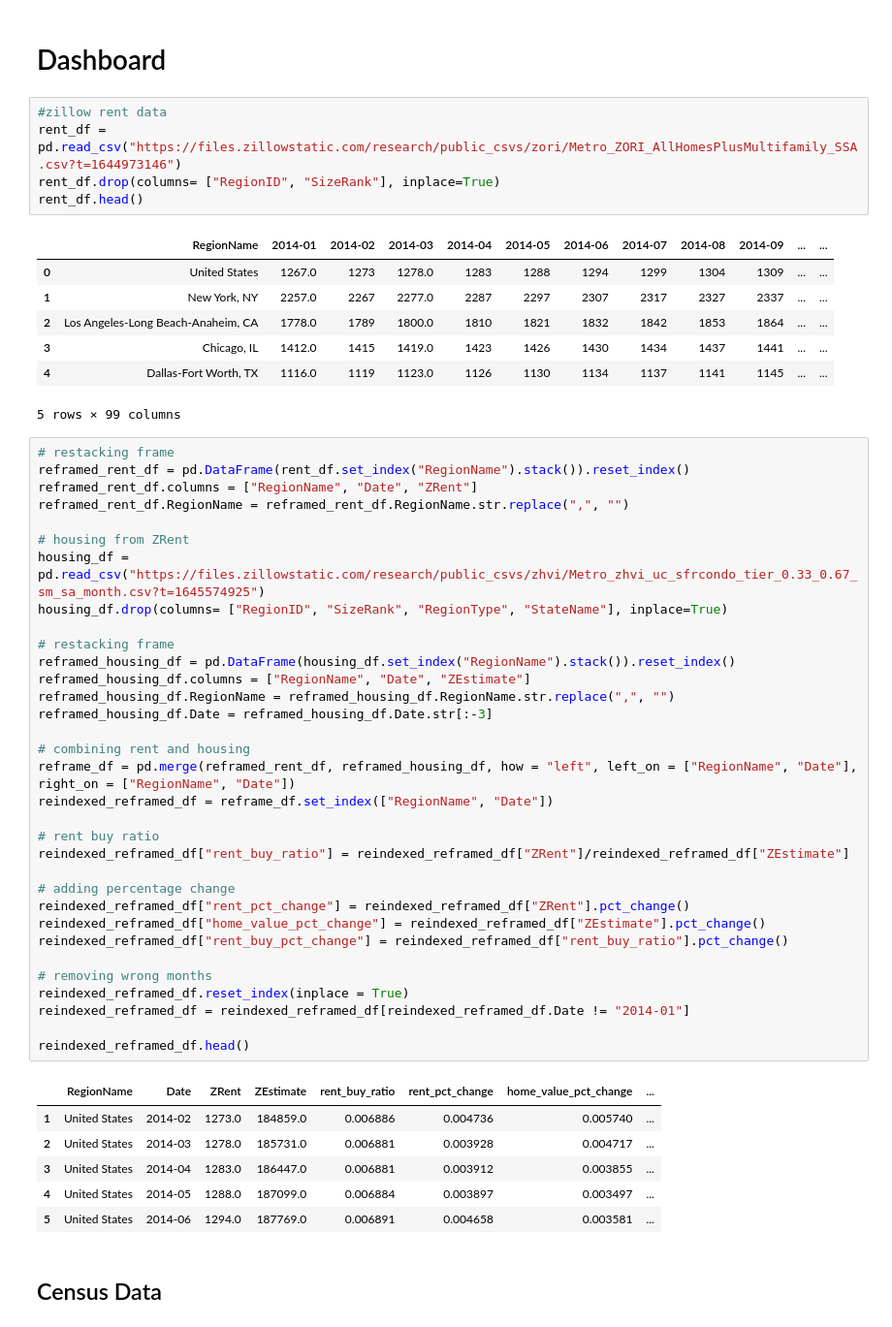
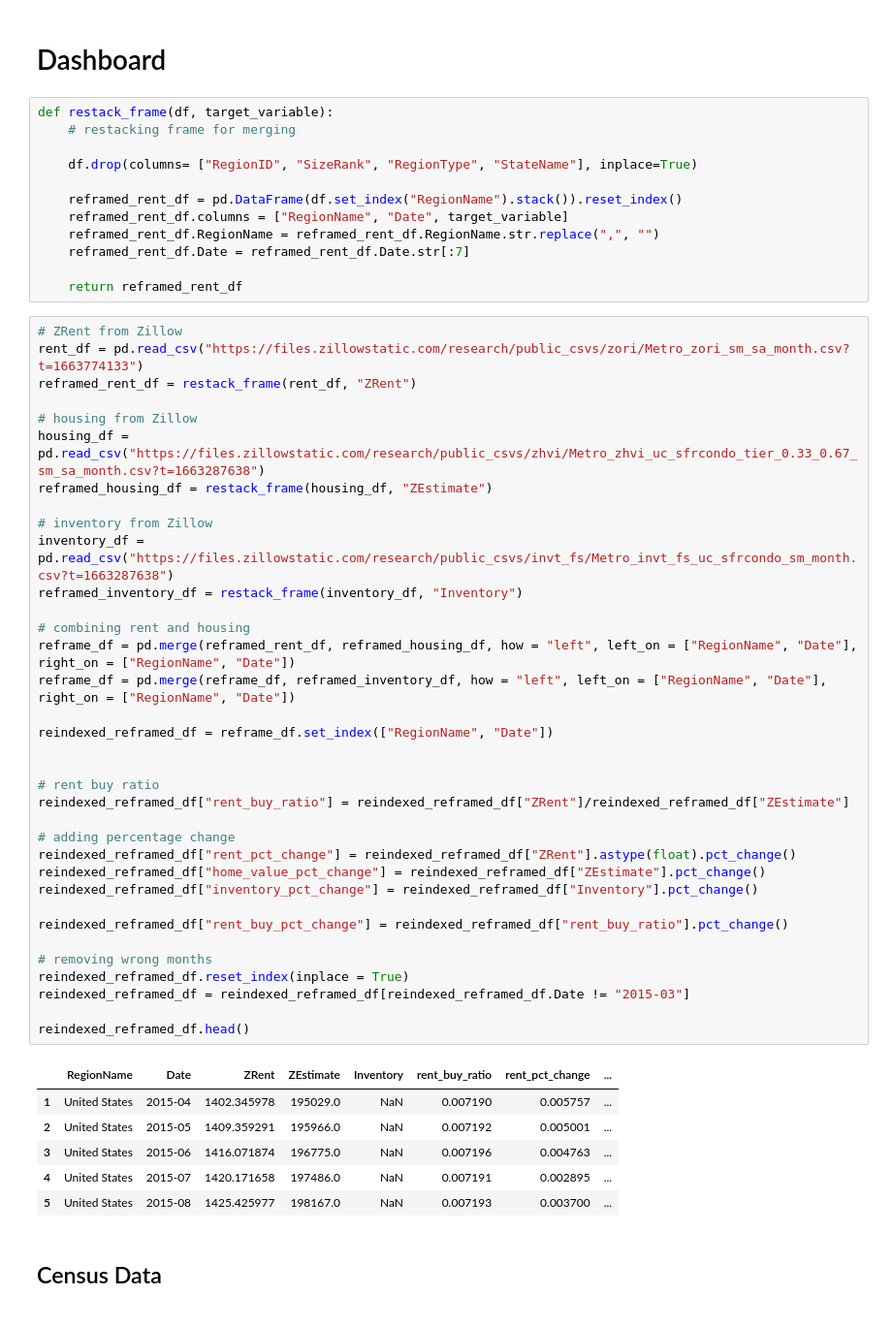
Before and after one commit to RealDataLLC/RealEstate, a Jupyter notebook: AppfolioDashboard.ipynb, the cells around one changed output. Shown: that part at 97% size. Cells and saved outputs as stored; diff of their text form.

```diff
--- a/AppfolioDashboard.ipynb
+++ b/AppfolioDashboard.ipynb
@@ -181,59 +174,60 @@ None
    'parentId': '101'}]}
 # %% [markdown]
 # Dashboard
-# %%
-#zillow rent data
-rent_df = pd.read_csv("https://files.zillowstatic.com/research/public_csvs/zori/Metro_ZORI_AllHomesPlusMultifamily_SSA.csv?t=1644973146")
-rent_df.drop(columns= ["RegionID", "SizeRank"], inplace=True)
-rent_df.head()
-# %% [output]
-|  | RegionName | 2014-01 | 2014-02 | 2014-03 | 2014-04 | 2014-05 | 2014-06 | 2014-07 | 2014-08 | 2014-09 | ... | ... |
-| 0 | United States | 1267.0 | 1273 | 1278.0 | 1283 | 1288 | 1294 | 1299 | 1304 | 1309 | ... | ... |
-| 1 | New York, NY | 2257.0 | 2267 | 2277.0 | 2287 | 2297 | 2307 | 2317 | 2327 | 2337 | ... | ... |
-| 2 | Los Angeles-Long Beach-Anaheim, CA | 1778.0 | 1789 | 1800.0 | 1810 | 1821 | 1832 | 1842 | 1853 | 1864 | ... | ... |
-| 3 | Chicago, IL | 1412.0 | 1415 | 1419.0 | 1423 | 1426 | 1430 | 1434 | 1437 | 1441 | ... | ... |
-| 4 | Dallas-Fort Worth, TX | 1116.0 | 1119 | 1123.0 | 1126 | 1130 | 1134 | 1137 | 1141 | 1145 | ... | ... |
-5 rows × 99 columns
+# %%
+def restack_frame(df, target_variable):
+    # restacking frame for merging
+
+    df.drop(columns= ["RegionID", "SizeRank", "RegionType", "StateName"], inplace=True)
+
+    reframed_rent_df = pd.DataFrame(df.set_index("RegionName").stack()).reset_index()
+    reframed_rent_df.columns = ["RegionName", "Date", target_variable]
+    reframed_rent_df.RegionName = reframed_rent_df.RegionName.str.replace(",", "")
+    reframed_rent_df.Date = reframed_rent_df.Date.str[:7]
+
+    return reframed_rent_df
 # %%
-# restacking frame
-reframed_rent_df = pd.DataFrame(rent_df.set_index("RegionName").stack()).reset_index()
-reframed_rent_df.columns = ["RegionName", "Date", "ZRent"]
-reframed_rent_df.RegionName = reframed_rent_df.RegionName.str.replace(",", "")
+# ZRent from Zillow
+rent_df = pd.read_csv("https://files.zillowstatic.com/research/public_csvs/zori/Metro_zori_sm_sa_month.csv?t=1663774133")
+reframed_rent_df = restack_frame(rent_df, "ZRent")
 
-# housing from ZRent
-housing_df = pd.read_csv("https://files.zillowstatic.com/research/public_csvs/zhvi/Metro_zhvi_uc_sfrcondo_tier_0.33_0.67_sm_sa_month.csv?t=1645574925")
-housing_df.drop(columns= ["RegionID", "SizeRank", "RegionType", "StateName"], inplace=True)
+# housing from Zillow
+housing_df = pd.read_csv("https://files.zillowstatic.com/research/public_csvs/zhvi/Metro_zhvi_uc_sfrcondo_tier_0.33_0.67_sm_sa_month.csv?t=1663287638")
+reframed_housing_df = restack_frame(housing_df, "ZEstimate")
 
-# restacking frame
-reframed_housing_df = pd.DataFrame(housing_df.set_index("RegionName").stack()).reset_index()
-reframed_housing_df.columns = ["RegionName", "Date", "ZEstimate"]
-reframed_housing_df.RegionName = reframed_housing_df.RegionName.str.replace(",", "")
-reframed_housing_df.Date = reframed_housing_df.Date.str[:-3]
+# inventory from Zillow
+inventory_df = pd.read_csv("https://files.zillowstatic.com/research/public_csvs/invt_fs/Metro_invt_fs_uc_sfrcondo_sm_month.csv?t=1663287638")
+reframed_inventory_df = restack_frame(inventory_df, "Inventory")
 
 # combining rent and housing
 reframe_df = pd.merge(reframed_rent_df, reframed_housing_df, how = "left", left_on = ["RegionName", "Date"], right_on = ["RegionName", "Date"])
+reframe_df = pd.merge(reframe_df, reframed_inventory_df, how = "left", left_on = ["RegionName", "Date"], right_on = ["RegionName", "Date"])
+
 reindexed_reframed_df = reframe_df.set_index(["RegionName", "Date"])
+
 
 # rent buy ratio
 reindexed_reframed_df["rent_buy_ratio"] = reindexed_reframed_df["ZRent"]/reindexed_reframed_df["ZEstimate"]
 
 # adding percentage change
-reindexed_reframed_df["rent_pct_change"] = reindexed_reframed_df["ZRent"].pct_change()
+reindexed_reframed_df["rent_pct_change"] = reindexed_reframed_df["ZRent"].astype(float).pct_change()
 reindexed_reframed_df["home_value_pct_change"] = reindexed_reframed_df["ZEstimate"].pct_change()
+reindexed_reframed_df["inventory_pct_change"] = reindexed_reframed_df["Inventory"].pct_change()
+
 reindexed_reframed_df["rent_buy_pct_change"] = reindexed_reframed_df["rent_buy_ratio"].pct_change()
 
 # removing wrong months
 reindexed_reframed_df.reset_index(inplace = True)
-reindexed_reframed_df = reindexed_reframed_df[reindexed_reframed_df.Date != "2014-01"]
+reindexed_reframed_df = reindexed_reframed_df[reindexed_reframed_df.Date != "2015-03"]
 
 reindexed_reframed_df.head()
 # %% [output]
-|  | RegionName | Date | ZRent | ZEstimate | rent_buy_ratio | rent_pct_change | home_value_pct_change | ... |
-| 1 | United States | 2014-02 | 1273.0 | 184859.0 | 0.006886 | 0.004736 | 0.005740 | ... |
-| 2 | United States | 2014-03 | 1278.0 | 185731.0 | 0.006881 | 0.003928 | 0.004717 | ... |
-| 3 | United States | 2014-04 | 1283.0 | 186447.0 | 0.006881 | 0.003912 | 0.003855 | ... |
-| 4 | United States | 2014-05 | 1288.0 | 187099.0 | 0.006884 | 0.003897 | 0.003497 | ... |
-| 5 | United States | 2014-06 | 1294.0 | 187769.0 | 0.006891 | 0.004658 | 0.003581 | ... |
+|  | RegionName | Date | ZRent | ZEstimate | Inventory | rent_buy_ratio | rent_pct_change | ... |
+| 1 | United States | 2015-04 | 1402.345978 | 195029.0 | NaN | 0.007190 | 0.005757 | ... |
+| 2 | United States | 2015-05 | 1409.359291 | 195966.0 | NaN | 0.007192 | 0.005001 | ... |
+| 3 | United States | 2015-06 | 1416.071874 | 196775.0 | NaN | 0.007196 | 0.004763 | ... |
+| 4 | United States | 2015-07 | 1420.171658 | 197486.0 | NaN | 0.007191 | 0.002895 | ... |
+| 5 | United States | 2015-08 | 1425.425977 | 198167.0 | NaN | 0.007193 | 0.003700 | ... |
 # %% [markdown]
 ## Census Data
 # %%
```
Also changed, not shown: parts of 11 cells of this notebook, 2 other files.
